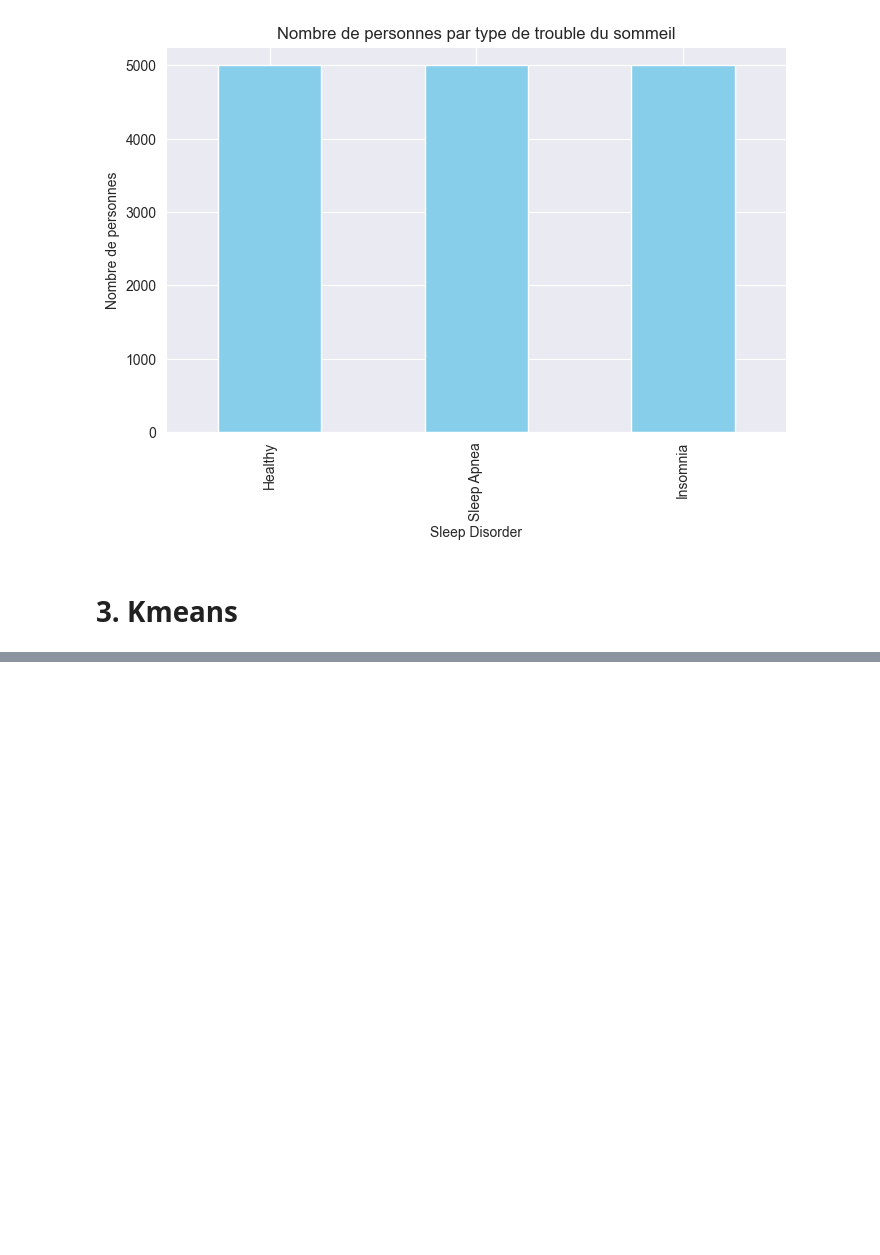
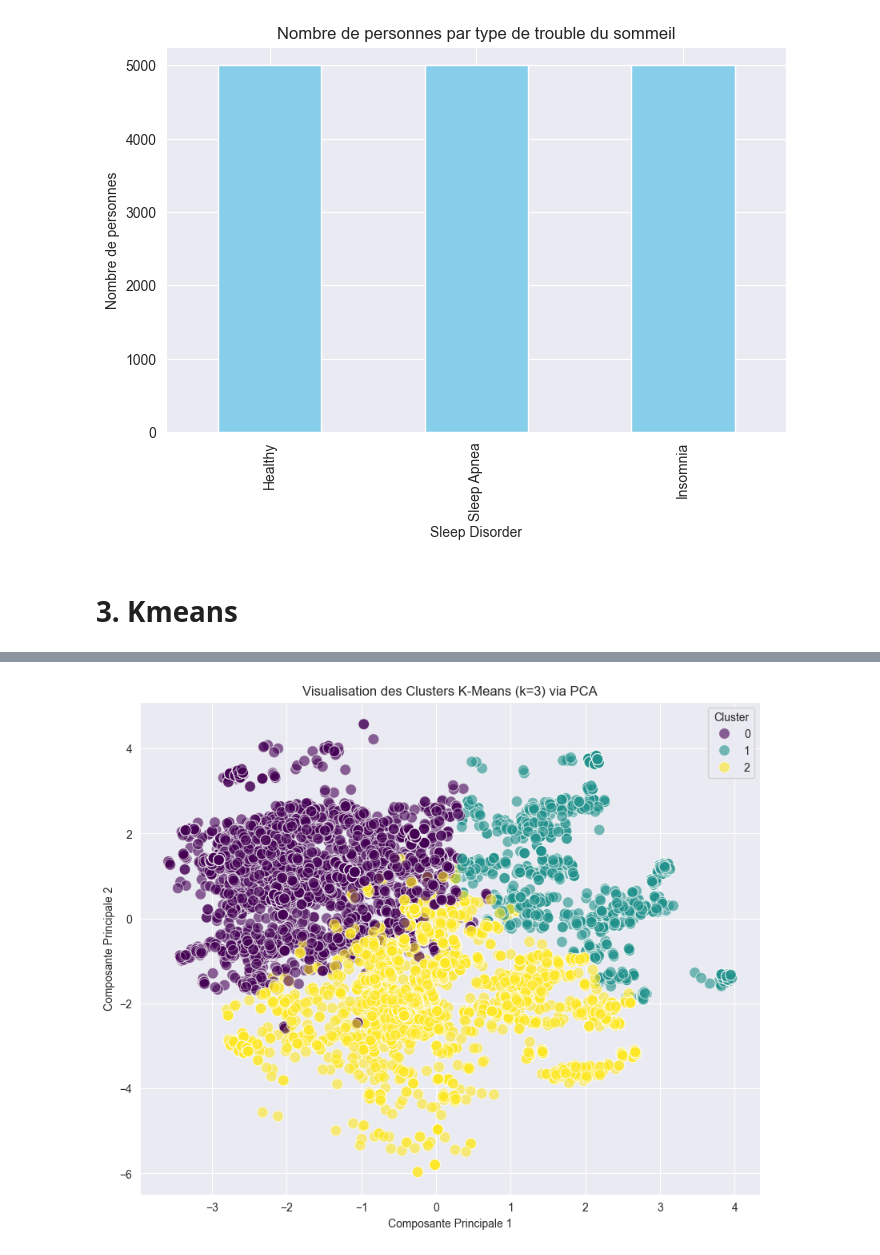
Before and after one commit to marvynlevin/sleepDeprivation, a Jupyter notebook: P1sleepDeprivation.ipynb, the cells around one changed output, grey strips where cells are left out. Drawn from its saved outputs; the diff is of its cells as text; code cells hidden in the pictures; blank space fills up the shorter version.

```diff
--- a/P1sleepDeprivation.ipynb
+++ b/P1sleepDeprivation.ipynb
@@ -149,0 +184,34 @@ KeyboardInterrupt:
+# %%
+from sklearn.decomposition import PCA
+import matplotlib.pyplot as plt
+import seaborn as sns
+
+# 1. Entraînement du modèle K-Means (si ce n'est pas déjà fait)
+k_optimal = 3
+kmeans = KMeans(n_clusters=k_optimal, random_state=42, n_init=10)
+clusters = kmeans.fit_predict(X_scaled)
+
+# Ajout des clusters au dataframe original pour l'analyse
+df['Cluster'] = clusters
+
+# 2. Visualisation avec PCA
+pca = PCA(n_components=2)
+
+# CORRECTION ICI : On vérifie si les données sont sparse ou non avant de convertir
+if hasattr(X_scaled, 'toarray'):
+    X_input = X_scaled.toarray()
+else:
+    X_input = X_scaled
+
+X_pca = pca.fit_transform(X_input)
+
+# Affichage du graphique
+plt.figure(figsize=(10, 8))
+sns.scatterplot(x=X_pca[:, 0], y=X_pca[:, 1], hue=df['Cluster'], palette='viridis', s=100, alpha=0.6)
+plt.title(f'Visualisation des Clusters K-Means (k={k_optimal}) via PCA')
+plt.xlabel('Composante Principale 1')
+plt.ylabel('Composante Principale 2')
+plt.legend(title='Cluster')
+plt.show()
+# %% [output]
+[figure, added]
```
Also changed, not shown: parts of 7 cells of this notebook.
